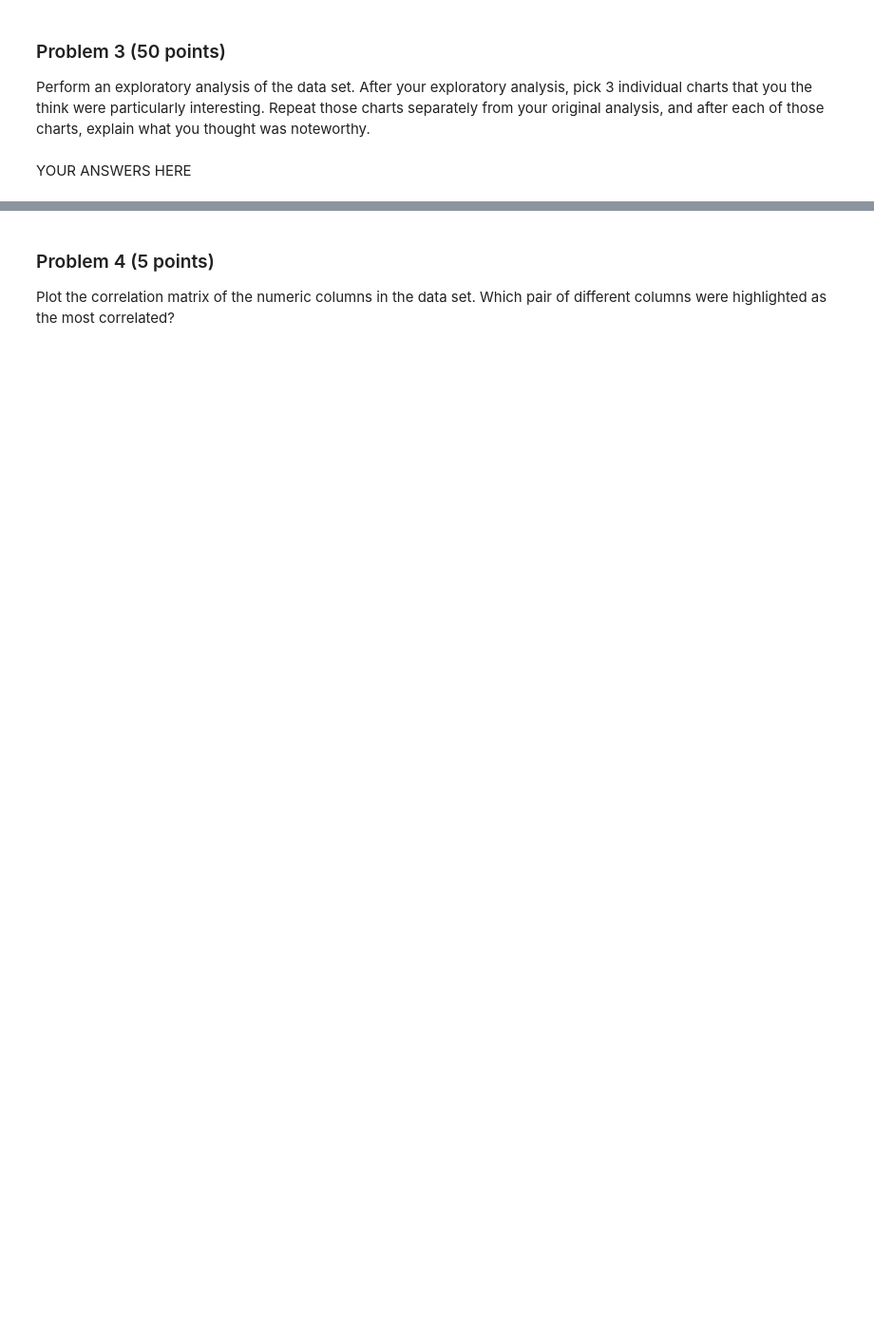
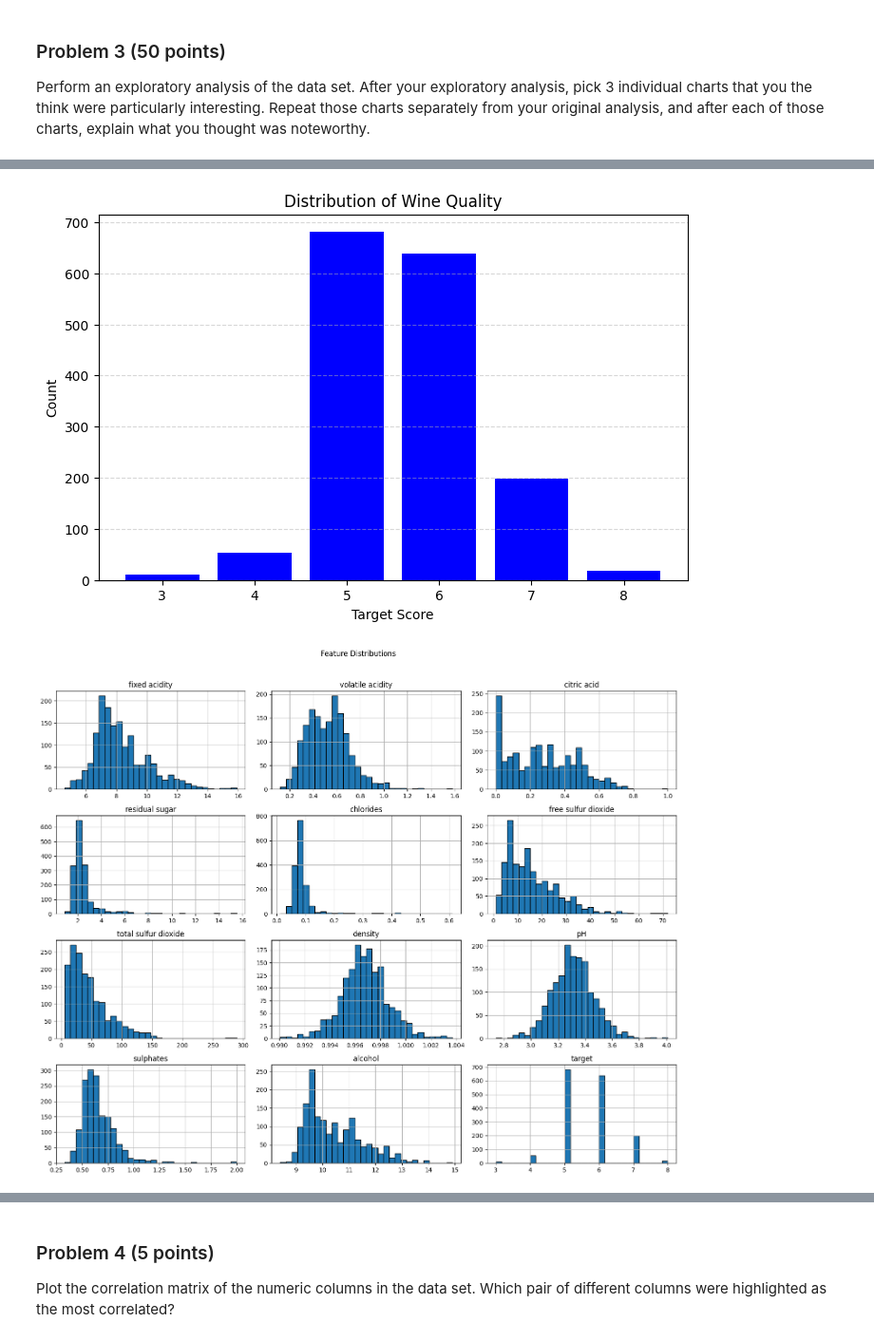
Before and after one commit to gwenythmeder/dx602-final-project, a Jupyter notebook: project.ipynb, the cells around one changed output, grey strips where cells are left out. Shown at 95% size. Drawn from its saved outputs; the diff is of its cells as text; code cells hidden in the pictures; blank space fills up the shorter version.

```diff
--- a/project.ipynb
+++ b/project.ipynb
@@ -147,2 +145,73 @@ Repeat those charts separately from your original analysis, and after each of th
-# %% [markdown]
-YOUR ANSWERS HERE
+# %%
+# YOUR CODE HERE
+
+print("Shape: ", df.shape)
+print("\nColumns: ", df.columns.tolist(), "\n")
+print(df.head())
+print("\nData Infor:\n")
+print(df.info())
+print("\nSummary Statistics:\n")
+print(df.describe())
+print("\nMissing Values by Column:\n")
+print(df.isnull().sum())
+
+target_counts = df['target'].value_counts().sort_index()
+plt.figure(figsize=(8, 5))
+plt.bar(target_counts.index, target_counts.values, color='blue')
+plt.title("Distribution of Wine Quality")
+plt.xlabel("Target Score")
+plt.ylabel("Count")
+plt.grid(axis="y", linestyle="--", alpha=0.5)
+plt.show()
+
+df.hist(bins=30, figsize=(15, 12), layout=(4, 3), edgecolor='black')
+plt.suptitle("Feature Distributions", y=1.02)
+plt.tight_layout()
+plt.show()
+
+corr = df.corr()
+plt.figure(figsize=(12, 10))
+plt.imshow(corr, cmap='coolwarm', interpolation='nearest')
+plt.colorbar()
+plt.xticks(range(len(corr.columns)), corr.columns, rotation=90)
+plt.yticks(range(len(corr.columns)), corr.columns)
+plt.title("Correlation Matrix")
+plt.tight_layout()
+plt.show()
+
+key_features = ["alcohol", "volatile acidity", "sulphates", "citric acid"]
+plt.figure(figsize=(12, 10))
+for i, col in enumerate(key_features, 1):
+    plt.subplot(2, 2, i)
+    plt.scatter(df[col], df["target"], alpha=0.3, color='purple')
+    plt.xlabel(col)
+    plt.ylabel("target")
+    plt.title(f"{col} vs. target")
+    plt.grid(True, linestyle="--", alpha=0.4)
+plt.tight_layout()
+plt.show()
+
+plt.figure(figsize=(12, 8))
+numeric_cols = df.columns.drop("target")
+for i, col in enumerate(numeric_cols, 1):
+    plt.subplot(4, 3, i)
+    plt.boxplot(df[col], vert=True)
+    plt.title(col)
+plt.tight_layout()
+plt.show()
+
+mean_features = df.groupby("target").mean()
+plt.figure(figsize=(12, 6))
+for col in mean_features.columns:
+    plt.plot(mean_features.index, mean_features[col], marker='o', label=col)
+plt.title("Mean Physicochemical Features by Wine Target")
+plt.xlabel("Target")
+plt.ylabel("Mean Feature Value")
+plt.legend(bbox_to_anchor=(1.05, 1), loc='upper left')
+plt.grid(True, linestyle="--", alpha=0.5)
+plt.tight_layout()
+plt.show()
+
+print("\nFeature Skewness:")
+print(df.skew().sort_values(ascending=False))
+# %% [output]
@@ -148,0 +235,2 @@ YOUR ANSWERS HERE
+[figure, added]
+[figure, added]
```
Also changed, not shown: parts of 36 cells of this notebook.
